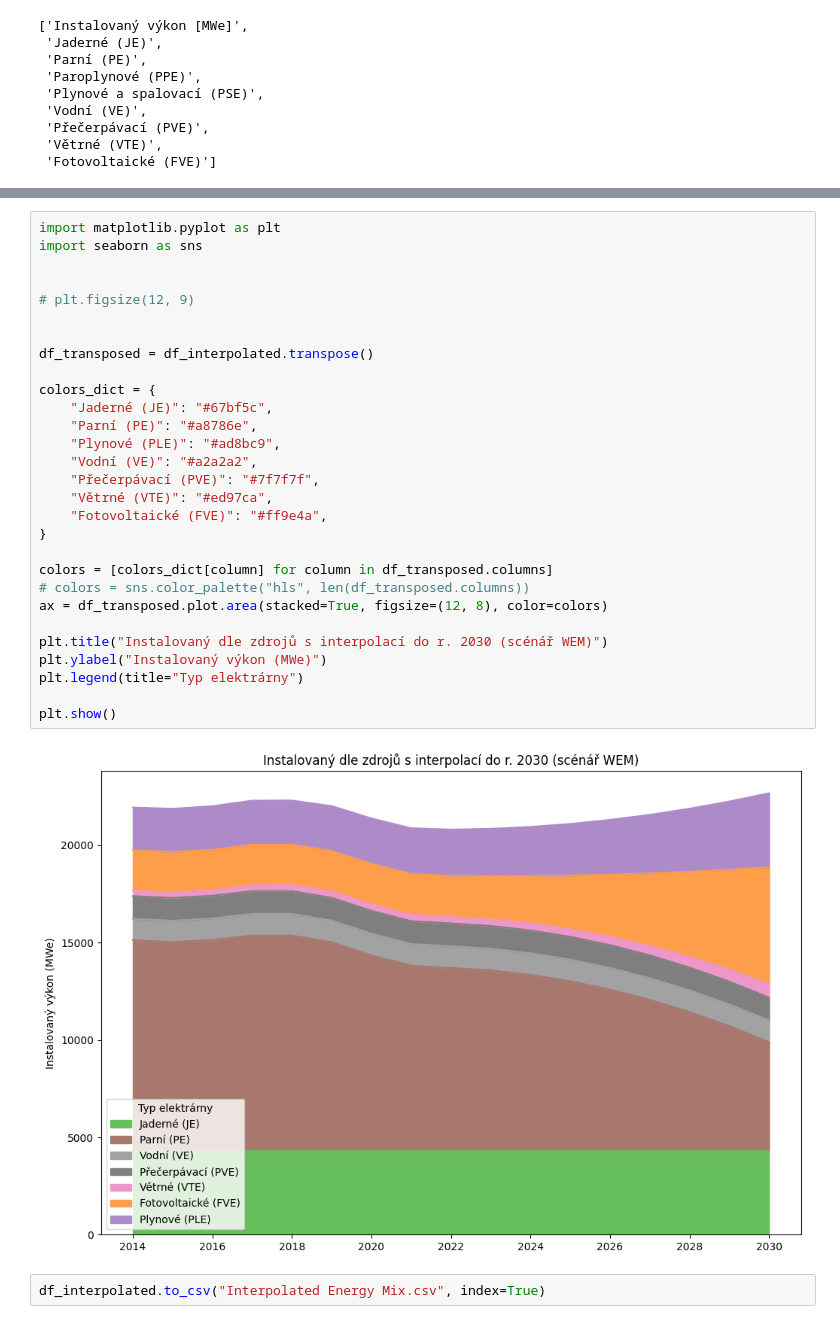
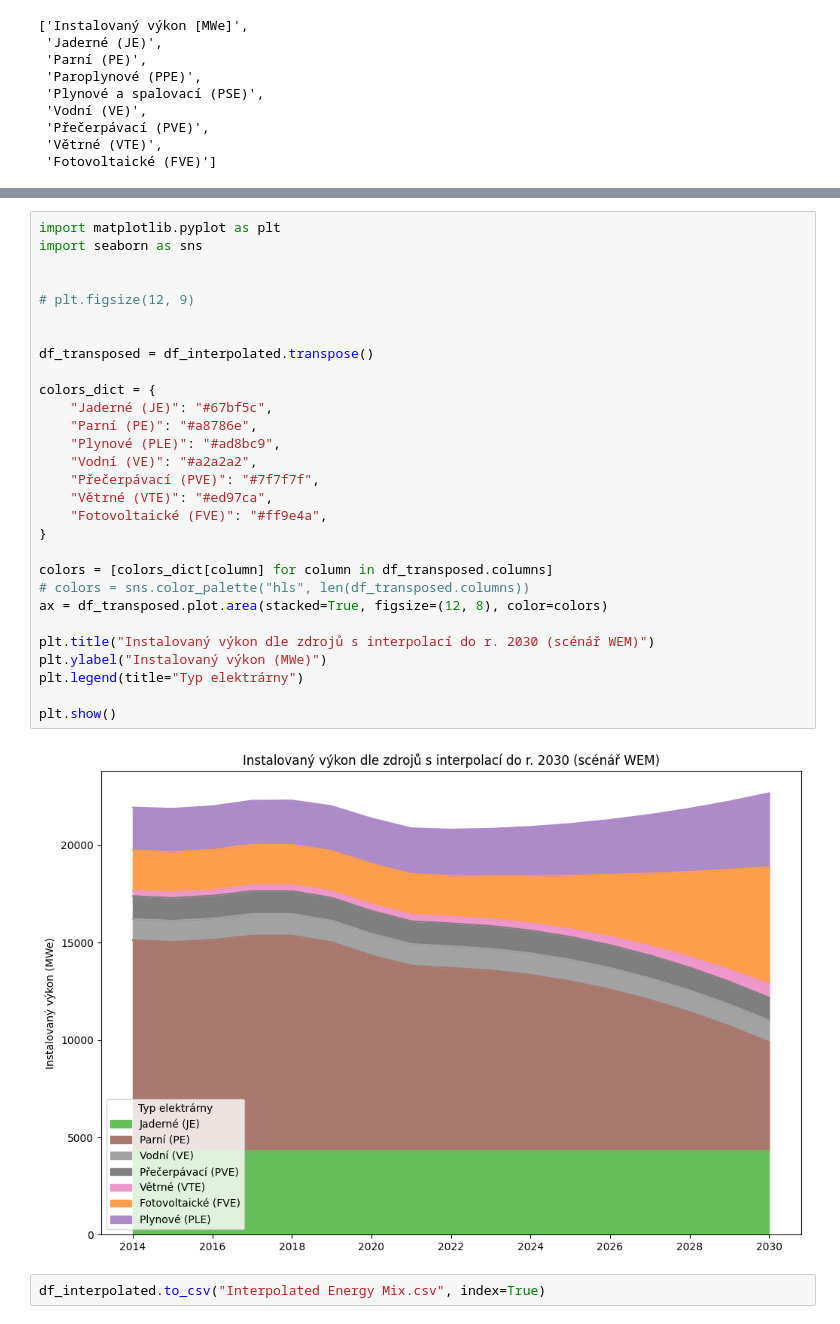
Before and after one commit to Czechitas-DA-Green-is-Good/Hackathon, a Jupyter notebook: WEM_installed_output_based_interpol.ipynb, the cells around one changed output, grey strips where cells are left out. Saved outputs shown, nothing was run; the diff lists cells and outputs as text.

```diff
--- a/WEM_installed_output_based_interpol.ipynb
+++ b/WEM_installed_output_based_interpol.ipynb
@@ -156,33 +156,33 @@ df_interpolated
 # %%
 import matplotlib.pyplot as plt
 import seaborn as sns
 
 
 # plt.figsize(12, 9)
 
 
 df_transposed = df_interpolated.transpose()
 
 colors_dict = {
     "Jaderné (JE)": "#67bf5c",
     "Parní (PE)": "#a8786e",
     "Plynové (PLE)": "#ad8bc9",
     "Vodní (VE)": "#a2a2a2",
     "Přečerpávací (PVE)": "#7f7f7f",
     "Větrné (VTE)": "#ed97ca",
     "Fotovoltaické (FVE)": "#ff9e4a",
 }
 
 colors = [colors_dict[column] for column in df_transposed.columns]
 # colors = sns.color_palette("hls", len(df_transposed.columns))
 ax = df_transposed.plot.area(stacked=True, figsize=(12, 8), color=colors)
 
-plt.title("Instalovaný dle zdrojů s interpolací do r. 2030 (scénář WEM)")
+plt.title("Instalovaný výkon dle zdrojů s interpolací do r. 2030 (scénář WEM)")
 plt.ylabel("Instalovaný výkon (MWe)")
 plt.legend(title="Typ elektrárny")
 
 plt.show()
 # %% [output]
-[figure, old version]
+[figure, new version]
 # %%
 df_interpolated.to_csv("Interpolated Energy Mix.csv", index=True)
```
Also changed, not shown: 2 other files.
